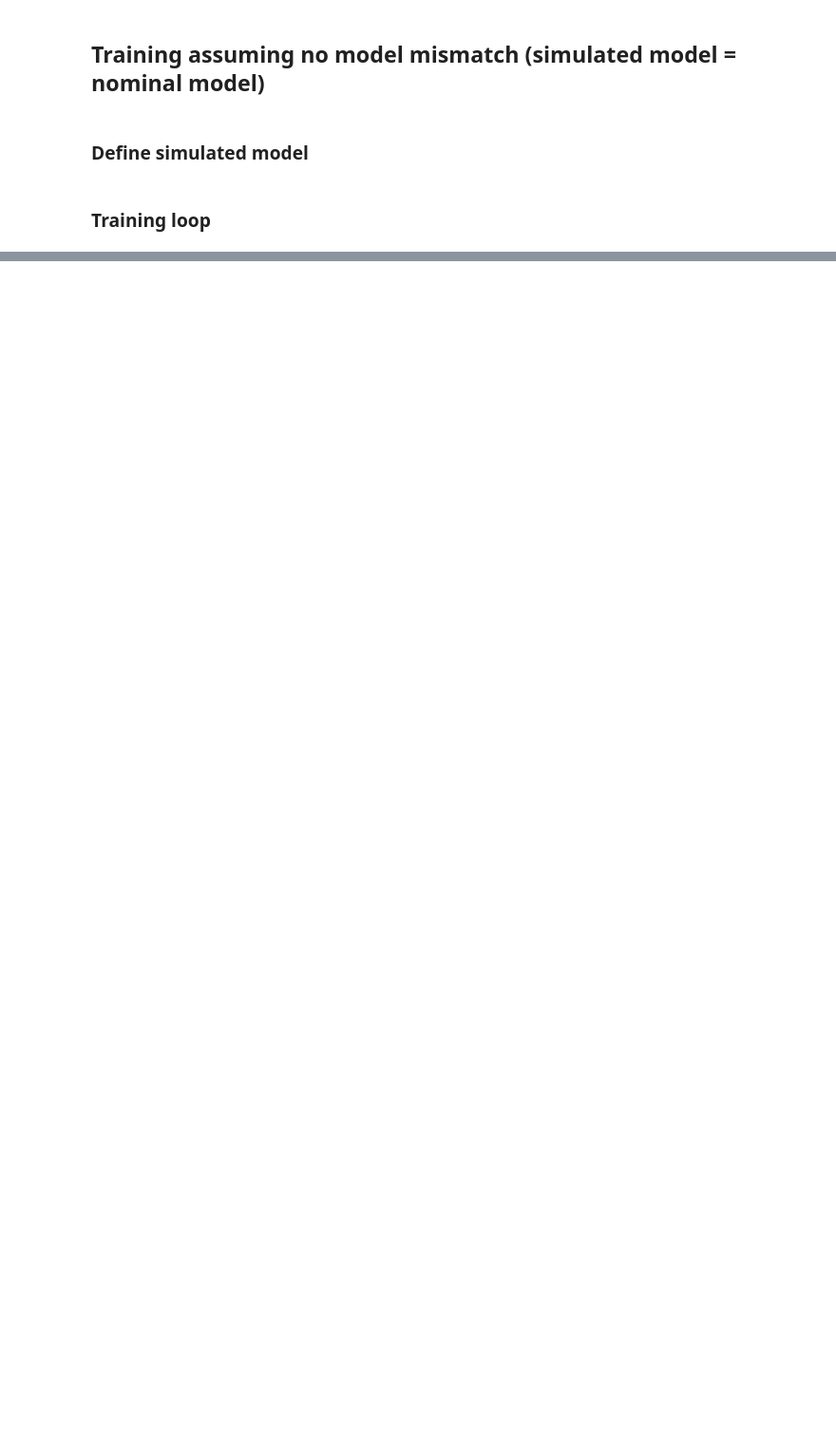
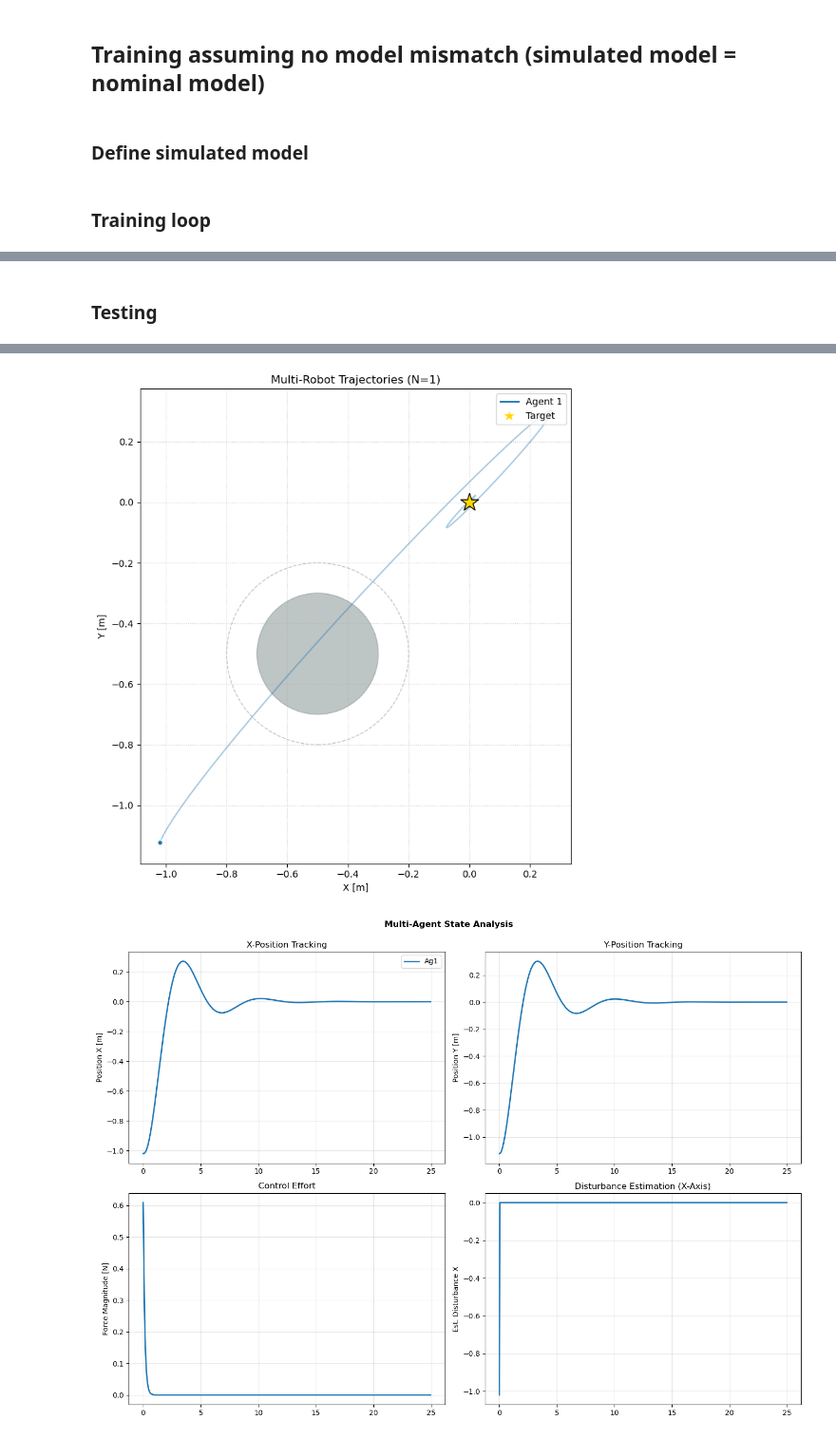
Before and after one commit to laurameroi/Conformal_PB, a Jupyter notebook: main.ipynb, the cells around one changed output, grey strips where cells are left out. Shown at 95% size. Saved outputs shown, nothing was run; the diff lists cells and outputs as text; code cells hidden in the pictures; blank space fills up the shorter version.

```diff
--- a/main.ipynb
+++ b/main.ipynb
@@ -369,0 +516,50 @@ Testing Complete. Average Test Loss: 0.1118
+# %% [markdown]
+### Testing
+# %%
+# --- PREPARATION ---
+PB_closed_loop_sim_quantile.eval()  # Set model to evaluation mode
+test_losses = []
+all_traj_x_test = []
+all_traj_u_test = []
+all_traj_w_hat_test = []
+
+print(f"Starting testing on {device}...")
+
+# --- TESTING LOOP ---
+with torch.no_grad():
+    for i, batch_w_test in enumerate(test_loader):
+        batch_w_test = batch_w_test.to(device)
+
+        # 1. Run Simulation
+        # The controller generates the trajectories for the test batch
+        traj_x_test, traj_u_test, traj_w_hat_test = PB_closed_loop_sim_quantile.run(batch_w_test)
+
+        # 2. Compute Test Loss (Optional, for metric tracking)
+        loss, _ = loss_wrapper(traj_x_test, traj_u_test)
+        test_losses.append(loss.item())
+
+        # 3. Store Trajectories for Plotting
+        # Move to CPU immediately to free GPU and prepare for Matplotlib
+        all_traj_x_test.append(traj_x_test.detach().cpu())
+        all_traj_u_test.append(traj_u_test.detach().cpu())
+        all_traj_w_hat_test.append(traj_w_hat_test.detach().cpu())
+
+# Concatenate all batches into single tensors for easy indexing
+# Shape: [Total_Test_Samples, Time_Steps, State_Dim]
+all_traj_x_test = torch.cat(all_traj_x_test, dim=0)
+all_traj_u_test = torch.cat(all_traj_u_test, dim=0)
+all_traj_w_hat_test = torch.cat(all_traj_w_hat_test, dim=0)
+
+# Calculate average loss
+avg_test_loss = sum(test_losses) / len(test_loader)
+print(f"Testing Complete. Average Test Loss: {avg_test_loss:.4f}")
+
+plot_pb_trajectories(
+    traj_x=traj_x_test,
+    traj_u=traj_u_test,
+    traj_w_hat=traj_w_hat_test,
+    x_target=x_target,
+    obs_centers=obs_centers,
+    obs_sigma=obs_sigmas,
+    dt=dt)
+# %% [output]
@@ -369,0 +568,2 @@ Testing Complete. Average Test Loss: 0.1118
+[figure, added]
+[figure, added]
```
Also changed, not shown: parts of 16 cells of this notebook, 2 other files.
